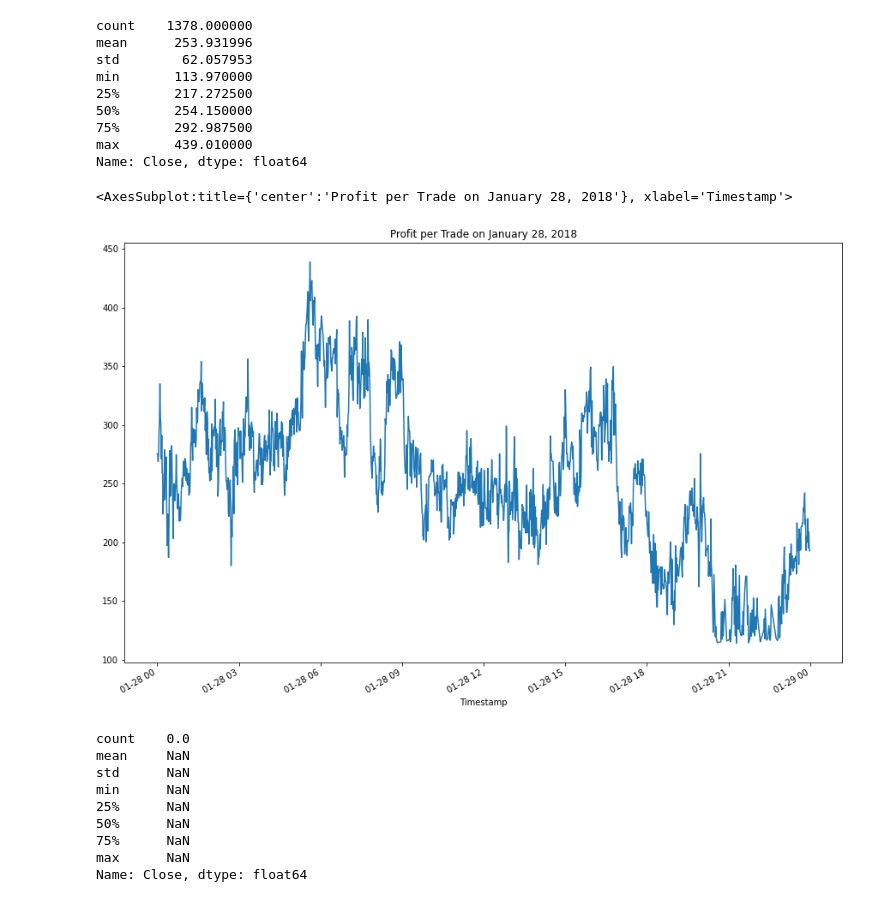
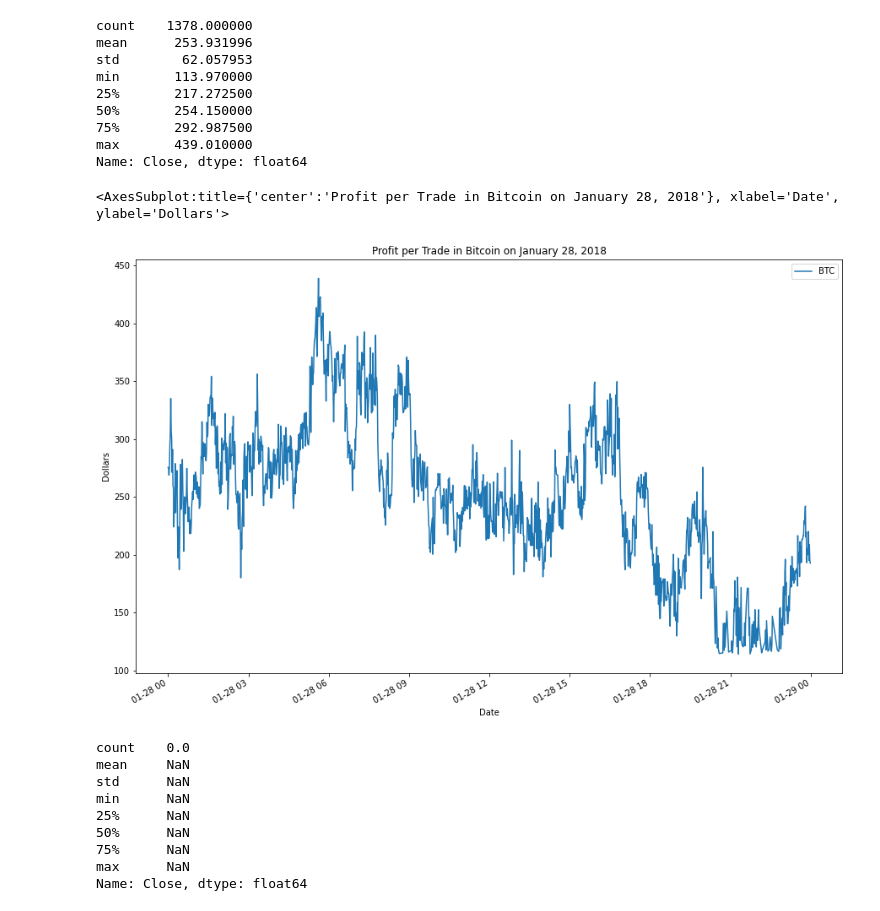
Before and after one commit to drew94591/Crypto_Arbitrage, a Jupyter notebook: crypto_arbitrage.ipynb, the cells around one changed output. Cells and saved outputs as stored; diff of their text form; code cells hidden in the pictures.

Commit message:
Labeled x and y axis.  Fixed errors in str.replace function

```diff
--- a/crypto_arbitrage.ipynb
+++ b/crypto_arbitrage.ipynb
@@ -181,7 +181,7 @@ bitstamp.describe()
 ### Step 2: Use the `str.replace` function to remove the dollar signs ($) from the values in the Close column.
 # %%
 # Use the str.replace function to remove the dollar sign, $
-bitstamp.loc[:, "Close"] = bitstamp.loc[:, "Close"].str.replace("$", "")
+bitstamp.loc[:, "Close"] = bitstamp.loc[:, "Close"].str.replace("$", "", regex=True)
 # %%
 # Confirm $ sign has been removed
 bitstamp.head()
@@ -296,7 +296,7 @@ coinbase.describe()
 | max | 17178.000000 | 17178.000000 | 17177.990000 | 959.084903 | 1.152334e+07 | 17177.995495 |
 # %%
 # Use the str.replace function to remove the dollar sign, $
-coinbase.loc[:, "Close"] = coinbase.loc[:, "Close"].str.replace("$", "")
+coinbase.loc[:, "Close"] = coinbase.loc[:, "Close"].str.replace("$", "", regex=True)
 # %%
 # Confirm $ sign has been removed
 coinbase.head()
@@ -925,10 +925,10 @@ max       439.010000
 Name: Close, dtype: float64
 # %%
 # Plot the results for the early profit per trade DataFrame
-profit_per_trade_early.plot(figsize=(15, 10), title="Profit per Trade on January 28, 2018")
+profit_per_trade_early.plot(legend=True, figsize=(15, 10), xlabel="Date", ylabel="Dollars", title="Profit per Trade in Bitcoin on January 28, 2018", label="BTC")
 # %% [output]
-<AxesSubplot:title={'center':'Profit per Trade on January 28, 2018'}, xlabel='Timestamp'>
+<AxesSubplot:title={'center':'Profit per Trade in Bitcoin on January 28, 2018'}, xlabel='Date', ylabel='Dollars'>
-[figure, old version]
+[figure, new version]
 # %%
 # Generate the summary statistics for the middle profit per trade DataFrame
 profit_per_trade_middle.describe()
```
Also changed, not shown: parts of 16 cells of this notebook.
